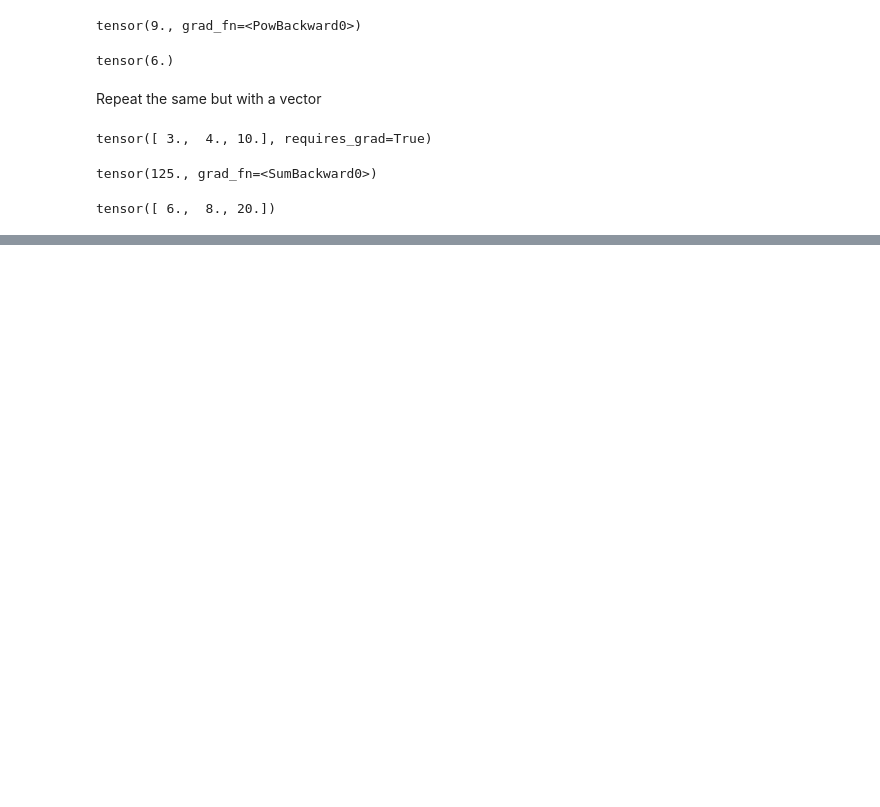
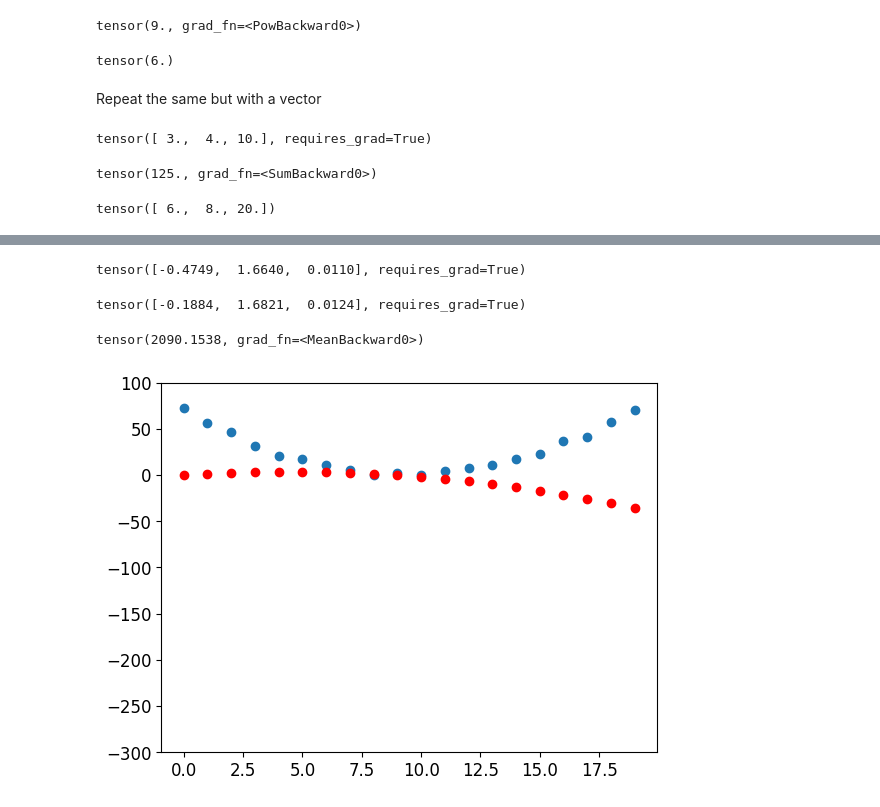
Before and after one commit to mendhak/fastai_lessons, a Jupyter notebook: 012_stochastic_gradient_descent.ipynb, the cells around one changed output, grey strips where cells are left out. Drawn from its saved outputs; the diff is of its cells as text; code cells hidden in the pictures; blank space fills up the shorter version.

```diff
--- a/012_stochastic_gradient_descent.ipynb
+++ b/012_stochastic_gradient_descent.ipynb
@@ -70,0 +137,30 @@ Stepping with a learning rate
+# %%
+params
+# %% [output]
+tensor([-0.4749,  1.6640,  0.0110], requires_grad=True)
+# %%
+# 5. Step the weights. Update the parameters based on the above gradients.
+learning_rate = 1e-5
+params.data -= learning_rate * params.grad.data
+params.grad = None
+
+# We calculated by calling .backward() on loss.
+# Loss was calculated from mean_squared_error, which took predictions as input.
+# predictions was calculated from f taking params.
+# params had requires_grad_ enabled, which is what allows us to call backward on loss.
+
+# Show new params
+params
+# %% [output]
+tensor([-0.1884,  1.6821,  0.0124], requires_grad=True)
+# %%
+# Predict again with the new paramters.
+predictions = f(time, params)
+mean_squared_error(predictions, speed)
+# %% [output]
+tensor(2090.1538, grad_fn=<MeanBackward0>)
+# %%
+# Show the graph again
+show_predictions(predictions)
+# %% [output]
+[figure, added]
```
Also changed, not shown: parts of 23 cells of this notebook.
